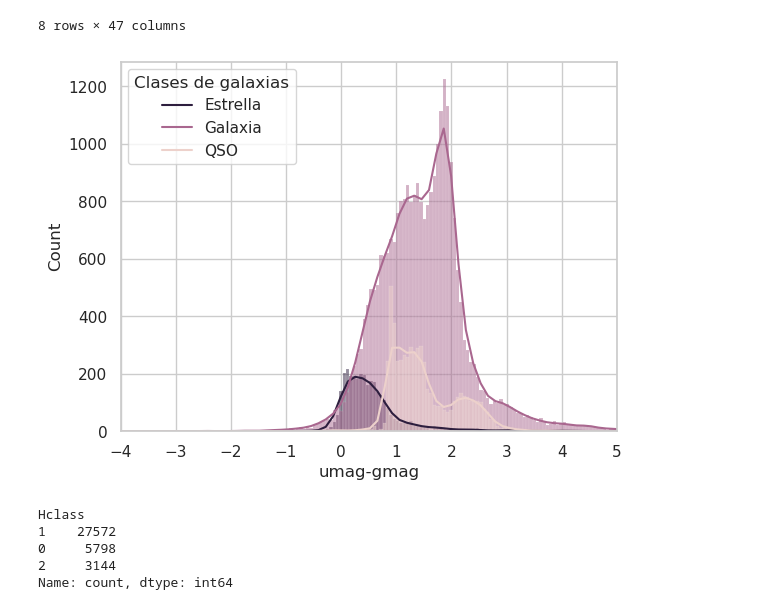
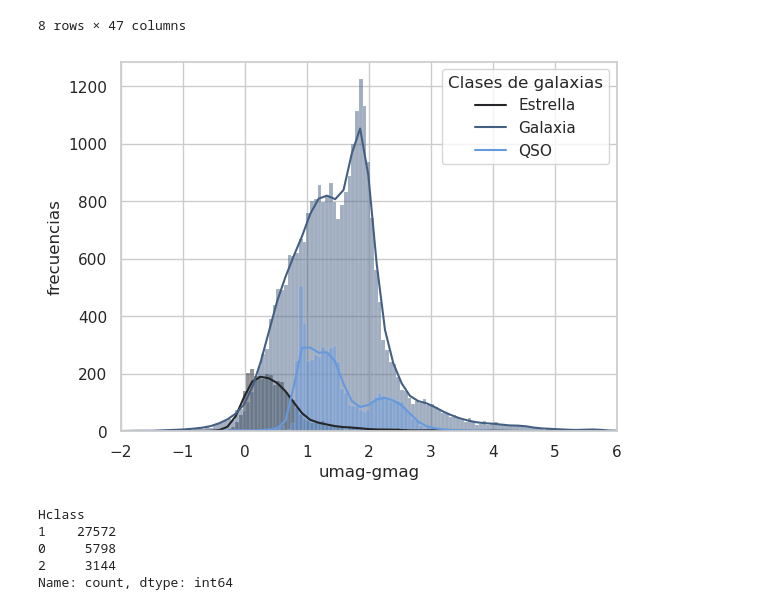
Before and after one commit to Cami-hormaeche/Astrometria2024, a Jupyter notebook: practico5/competencia2.ipynb, the cells around one changed output. Saved outputs shown, nothing was run; the diff lists cells and outputs as text; code cells hidden in the pictures.

```diff
--- a/practico5/competencia2.ipynb
+++ b/practico5/competencia2.ipynb
@@ -100,13 +100,15 @@ dt.describe()
 | max | 225.442140 | 3.019600 | 30.413400 | 36.653700 | 24.895600 | 23.483300 | 23.368500 | 22.731200 | 22.694700 | 22.810600 | ... | ... |
 8 rows × 47 columns
 # %%
+palette=sns.dark_palette("#69d", reverse=True, as_cmap=True)
+sns.histplot(df, x='umag-gmag', hue='Hclass', kde=True, palette=palette)
+plt.xlim(-2,6)
+plt.ylabel('frecuencias')
 
-sns.histplot(df,x='umag-gmag',hue='Hclass',kde=True,legend='clases de galaxias')
-plt.xlim(-4, 5)
 plt.legend(title='Clases de galaxias', labels=['Estrella', 'Galaxia', 'QSO'])
 plt.show()
 # %% [output]
-[figure, old version]
+[figure, new version]
 # %%
 df['Hclass'].value_counts()
 # %% [output]
```
Also changed, not shown: parts of 8 cells of this notebook, 1 other file.
